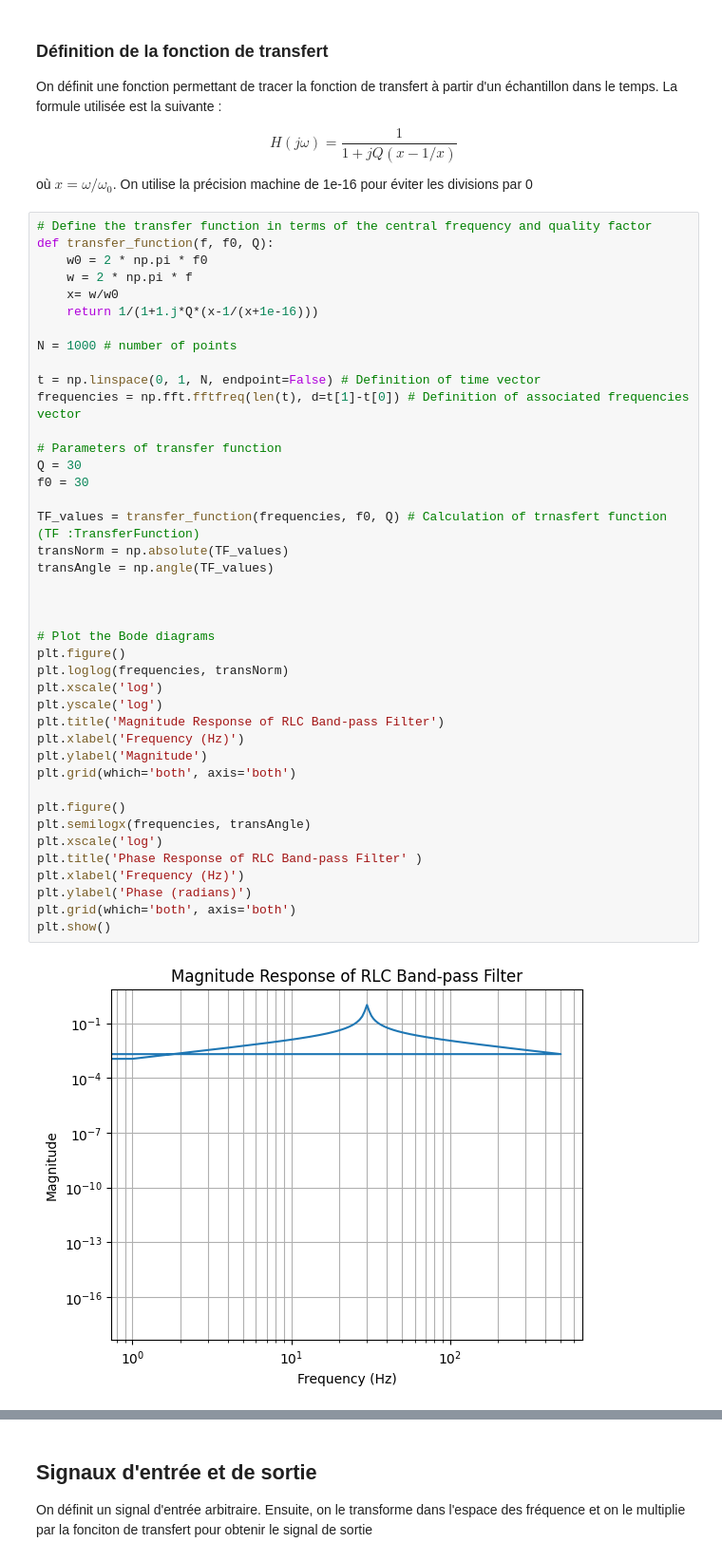
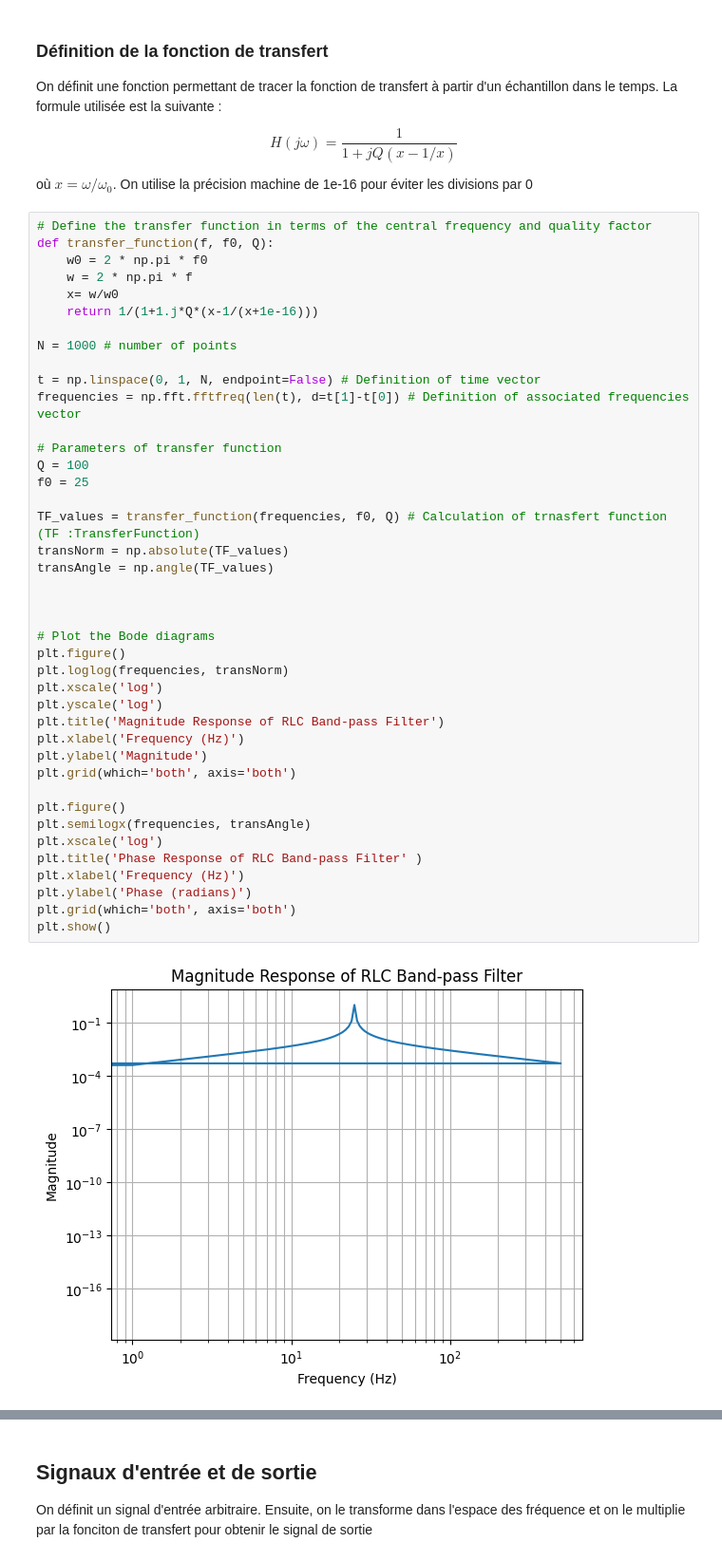
Before and after one commit to francisbpolymtl/TechExEquipe1, a Jupyter notebook: Mandat2/Simulations/plotSignals.ipynb, the cells around one changed output, grey strips where cells are left out. Shown: that part at 95% size. Saved outputs shown, nothing was run; the diff lists cells and outputs as text.

```diff
--- a/Mandat2/Simulations/plotSignals.ipynb
+++ b/Mandat2/Simulations/plotSignals.ipynb
@@ -33,33 +33,33 @@ N = 1000 # number of points
 t = np.linspace(0, 1, N, endpoint=False) # Definition of time vector
 frequencies = np.fft.fftfreq(len(t), d=t[1]-t[0]) # Definition of associated frequencies vector
 
 # Parameters of transfer function
-Q = 30
-f0 = 30
+Q = 100
+f0 = 25
 
 TF_values = transfer_function(frequencies, f0, Q) # Calculation of trnasfert function (TF :TransferFunction)
 transNorm = np.absolute(TF_values)
 transAngle = np.angle(TF_values)
 
 
 
 # Plot the Bode diagrams
 plt.figure()
 plt.loglog(frequencies, transNorm)
 plt.xscale('log')
 plt.yscale('log')
 plt.title('Magnitude Response of RLC Band-pass Filter')
 plt.xlabel('Frequency (Hz)')
 plt.ylabel('Magnitude')
 plt.grid(which='both', axis='both')
 
 plt.figure()
 plt.semilogx(frequencies, transAngle)
 plt.xscale('log')
 plt.title('Phase Response of RLC Band-pass Filter' )
 plt.xlabel('Frequency (Hz)')
 plt.ylabel('Phase (radians)')
 plt.grid(which='both', axis='both')
 plt.show()
 # %% [output]
-[figure, old version]
+[figure, new version]
```
Also changed, not shown: parts of 3 cells of this notebook.
